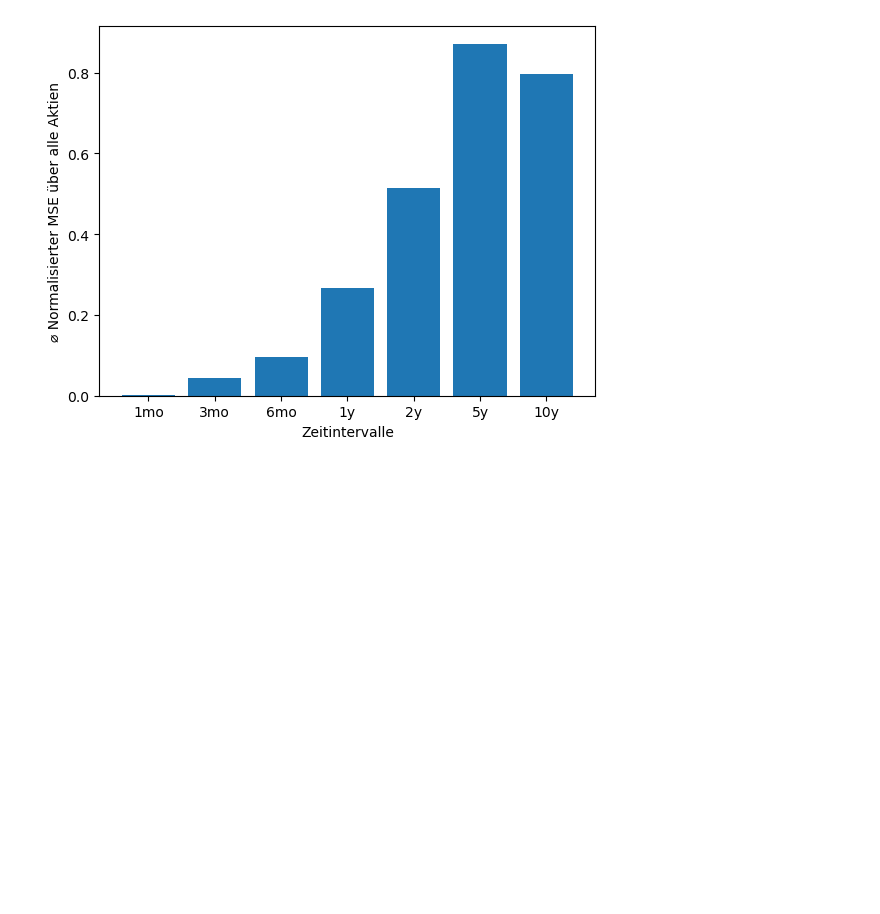
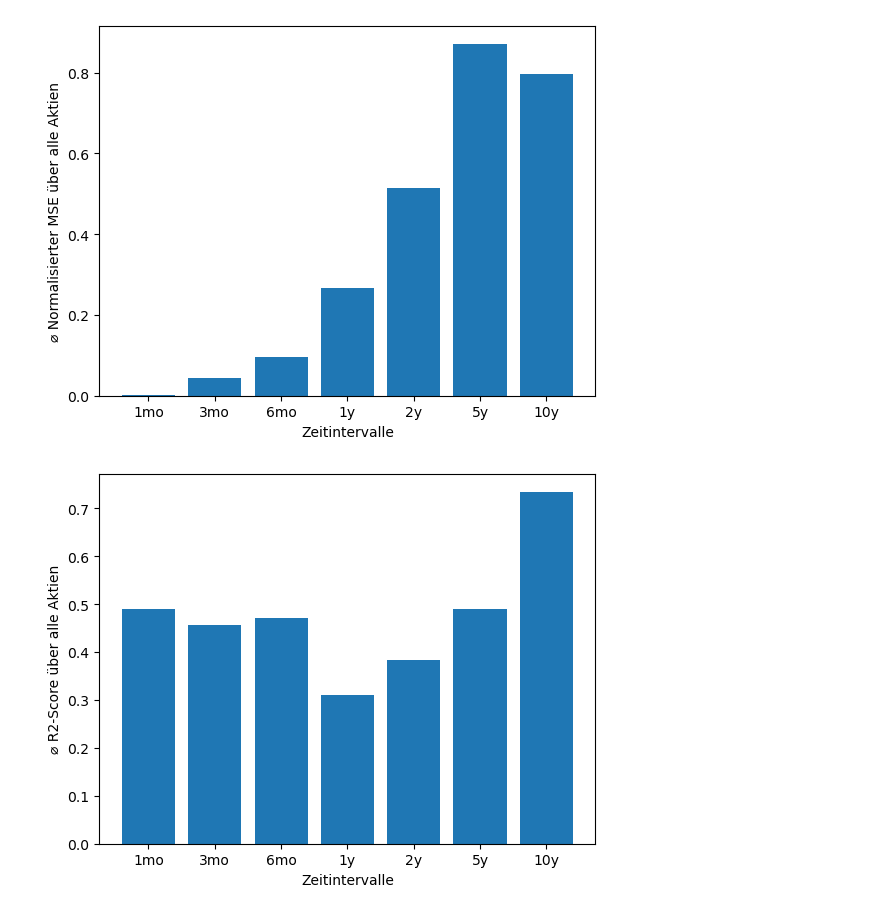
Before and after one commit to elmanjay/DataScienceProjekt, a Jupyter notebook: analysis/Analyse Intervall Regression.ipynb, the cells around one changed output. Cells and saved outputs as stored; diff of their text form; code cells hidden in the pictures; blank space fills up the shorter version.

Commit message:
erweiterung analyse über  r2

```diff
--- a/analysis/Analyse Intervall Regression.ipynb
+++ b/analysis/Analyse Intervall Regression.ipynb
@@ -56,3 +55,53 @@ plt.ylabel("⌀ Normalisierter MSE über alle Aktien")
 plt.show()
 # %% [output]
 [figure]
+# %%
+import yfinance as yf
+import pandas as pd
+from sklearn.linear_model import LinearRegression
+from sklearn.metrics import mean_squared_error
+from sklearn.model_selection import train_test_split
+from sklearn import metrics
+import numpy as np
+import matplotlib.pyplot as plt
+from sklearn.preprocessing import StandardScaler
+from sklearn.preprocessing import MinMaxScaler
+from sklearn.metrics import r2_score
+
+assets= ['AAPL', 'AMZN', 'GOOGL', 'MSFT', 'TSLA',  'JPM', 'JNJ', 'BAC', 'WMT', 'PG', 'MA', 'NVDA', 'HD', 'PYPL', 'DIS', 'INTC', 'VZ', 'CMCSA']
+intervalls=  ["1mo", "3mo", "6mo", "1y", "2y", "5y", "10y"]
+means= []
+results = pd.DataFrame(index=assets,columns=intervalls)
+
+#Durchführen Lineare Regression für jede Aktie und jedes Intervall
+for element in assets:
+    for time in intervalls:
+            msft = yf.Ticker(element)
+            df = msft.history(period=time)
+            df.reset_index(inplace=True)
+            df["Date"] = pd.Series(df["Date"], dtype="string")
+            train, test = train_test_split(df, test_size=0.2, random_state=42)
+            X_train = np.array(train.index).reshape(-1, 1)
+            y_train = train["Close"]
+            X_test = np.array(test.index).reshape(-1, 1)
+            y_test = test["Close"]
+            model = LinearRegression()
+            model.fit(X_train, y_train)
+            X_all = np.array(df.index).reshape(-1, 1)
+            predictions = model.predict(X_all)
+            predictionstest = model.predict(X_test)
+            predictionstrain = model.predict(X_train)
+            r2_score_result = r2_score(y_train, predictionstrain)
+            results.at[element, time] = r2_score_result
+#Berechnung der durschnittlichen R2 für jedes Intervall
+for element in results:
+    means.append(results[element].mean())
+
+ywerte = means
+xwerte = intervalls
+plt.bar(xwerte, ywerte)
+plt.xlabel("Zeitintervalle")
+plt.ylabel("⌀ R2-Score über alle Aktien")
+plt.show()
+# %% [output]
+[figure, added]
```
Also changed, not shown: parts of 1 cell of this notebook.
